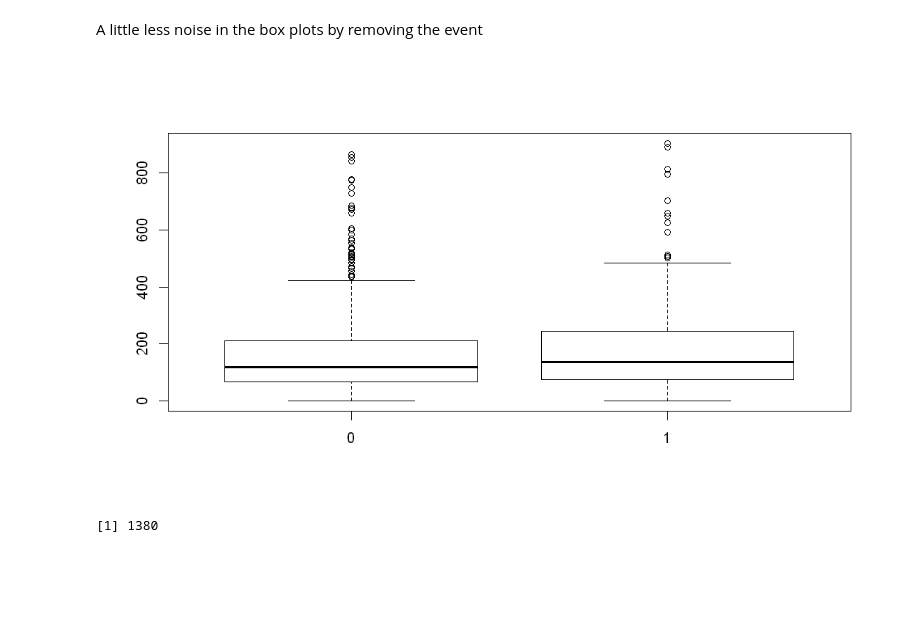
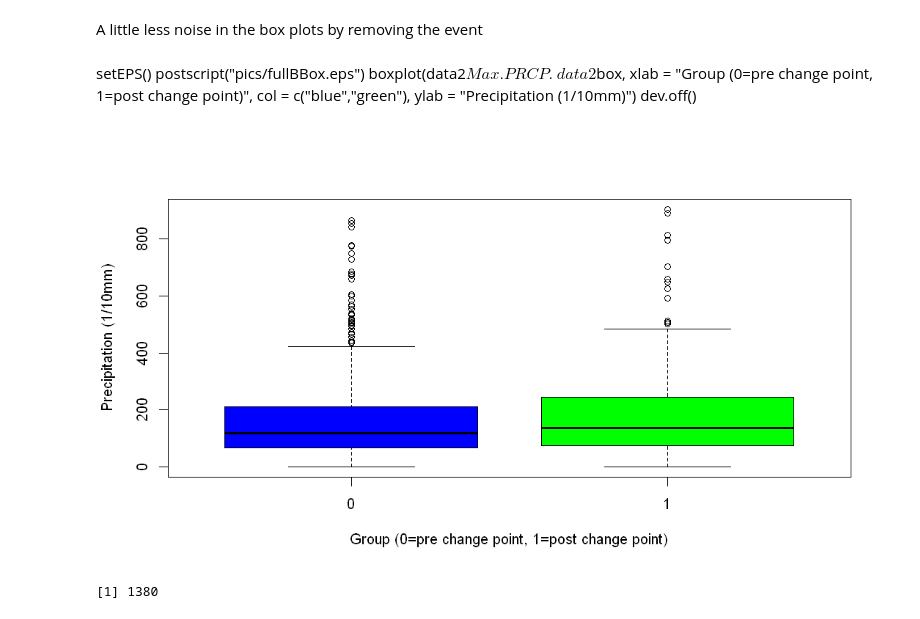
Before and after one commit to JeremyMMulcahey/UGA-Research-Notebooks, a Jupyter notebook: 01_Boulder_ClimateSignal.ipynb, the cells around one changed output. Saved outputs shown, nothing was run; the diff lists cells and outputs as text; code cells hidden in the pictures; blank space fills up the shorter version.

```diff
--- a/01_Boulder_ClimateSignal.ipynb
+++ b/01_Boulder_ClimateSignal.ipynb
@@ -458,10 +481,17 @@ boxplot(data$Max.PRCP.~data$box)
 [figure]
 # %% [markdown]
 A little less noise in the box plots by removing the event
-# %%
-boxplot(data2$Max.PRCP.~data2$box)
-# %% [output]
-[figure, removed]
+# %% [markdown]
+setEPS()
+postscript("pics/fullBBox.eps")
+boxplot(data2$Max.PRCP. ~ data2$box, xlab = "Group (0=pre change point, 1=post change point)",
+       col = c("blue","green"), ylab = "Precipitation (1/10mm)")
+dev.off()
+# %%
+boxplot(data2$Max.PRCP. ~ data2$box, xlab = "Group (0=pre change point, 1=post change point)",
+       col = c("blue","green"), ylab = "Precipitation (1/10mm)")
+# %% [output]
+[figure, added]
 # %%
 indicator = c(rep(0,1007),rep(1,373))
 # %%
```
Also changed, not shown: parts of 7 cells of this notebook, 3 other files.
